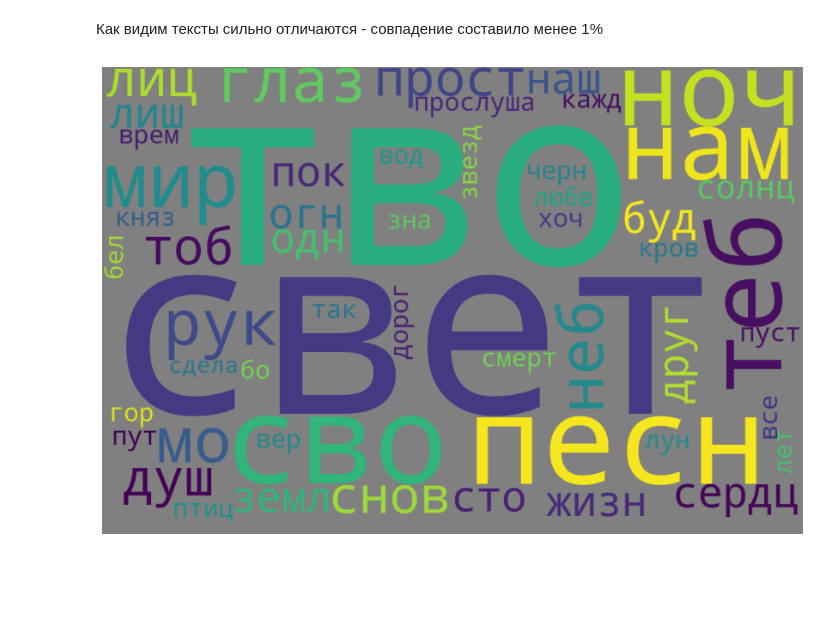
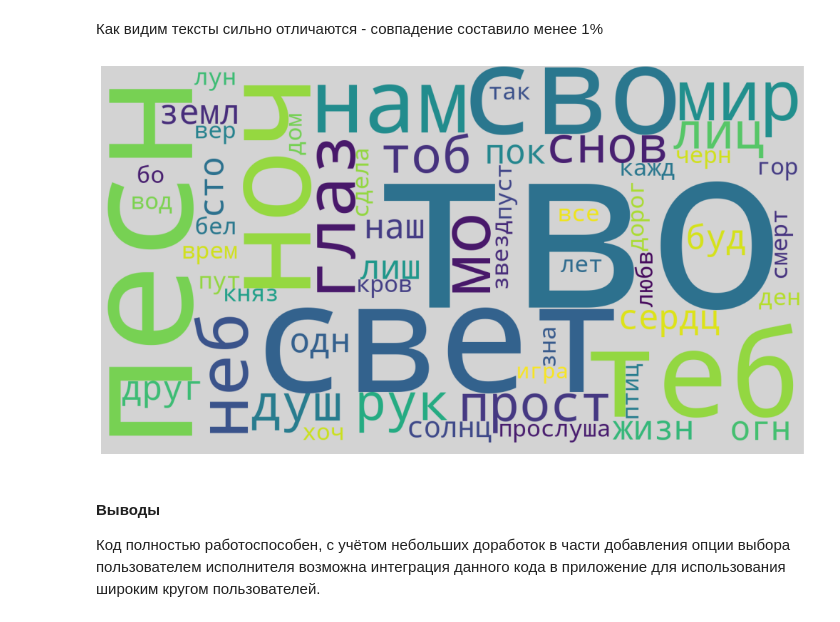
Before and after one commit to IV-1984/Data_analytics_projects, a Jupyter notebook: 5. lyrics analysis/Project_Pesni_final.ipynb, the cells around one changed output. Saved outputs shown, nothing was run; the diff lists cells and outputs as text; code cells hidden in the pictures; blank space fills up the shorter version.

```diff
--- a/5. lyrics analysis/Project_Pesni_final.ipynb
+++ b/5. lyrics analysis/Project_Pesni_final.ipynb
@@ -64,20 +52,0 @@ for i in songs:
-# %%
-aria = ''
-
-url = 'https://txt-pesen.ru/russkij-rok/arija.html'
-response = requests.get(url, params='')
-soup = bs(response.content, 'html.parser')
-
-songs = soup.find_all('tr', class_ = 'cat-list-row0')
-
-for i in songs:
-    page = i.find('td', class_="list-title").find('a').get('href')
-    url = 'https://txt-pesen.ru/' + str(page)
-    response = requests.get(url, params='')
-    soup = bs(response.content, 'html.parser')
-    song = soup.find('div',itemprop="articleBody").get_text()
-    song = song[:-70]
-    aria = aria + song
-
-# with open('aria.csv', 'w') as file: # для сохранения в файл
-#     file.write(aria)
@@ -94,14 +70,14 @@ from nltk.corpus import stopwords
 ru_stop_words = set(stopwords.words('russian'))
 # %%
 # к данному списку можно добавлять свои слова,  мешающие работе алгоритма
-my_stop_words = ['поэтому', 'припев', 'это','куплет', '.прип','прип','...','пикник','ария','наутилус','помпилиус','песн','тво','сво']
+my_stop_words = ['поэтому', 'припев', 'это','куплет', '.прип','прип','...','пикник','ария','наутилус','помпилиус','песня','тво','сво']
 ru_stop_words.update(my_stop_words)
 # %%
 #  Данная функция принимает на вход текст и возвращает леммы токенов предложения, фильтруя по стоп-словам и удаляя знаки пунктуации
 def text_processing(text, stemmer, stop_words, punct):
     text = text.lower()
     words = word_tokenize(text) # С помощью токенизации разбиваем текст на токены
-    words = [word for word in words if word not in stop_words] # Удаляем стопслова
+    words = [word for word in words if word not in ru_stop_words] # Удаляем стопслова
     words = [word for word in words if word not in punct] # Удаляем знаки пунктуации
 
     words = [stemmer.stem(word) for word in words] # стеммируем каждое слово
@@ -148,15 +136,18 @@ df_all_texts['count'] = df_all_texts['word']
 # %%
 df_all_texts_count = df_all_texts[df_all_texts['count'] != ','].groupby('word').count().sort_values('count',ascending=False).head(60)
 # %%
-# Построим облако из наиболее часто встречающихся слов у данных исполнителей
-wordcloud = WordCloud(background_color = 'gray',
+# Построим облако слов из наиболее часто встречающихся слов у данных исполнителей
+wordcloud = WordCloud(background_color = 'lightgray',
                       height =800,
-                      width = 1200
-                     ).generate(str(df_all_texts_count)[30:-49])
+                      width = 1450
+                     ).generate(str(df_all_texts_count)[20:])
 plt.rcParams['figure.figsize'] = (20,10)
 plt.axis("off")
 plt.imshow(wordcloud)
 # plt.title("...",fontsize=26, y=1.02)
 plt.show()
 # %% [output]
-[figure, old version]
+[figure, new version]
+# %% [markdown]
+#### Выводы
+Код полностью работоспособен, с учётом небольших доработок в части добавления опции выбора пользователем исполнителя возможна интеграция данного кода в приложение для использования широким кругом пользователей.
```
Also changed, not shown: parts of 12 cells of this notebook.
